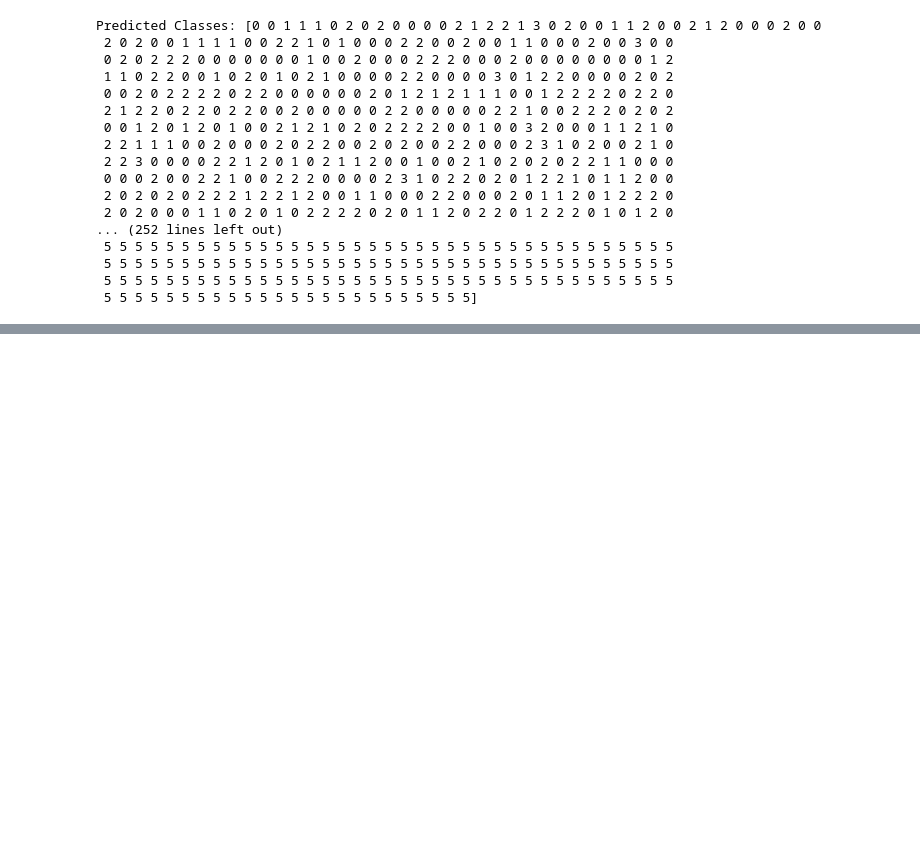
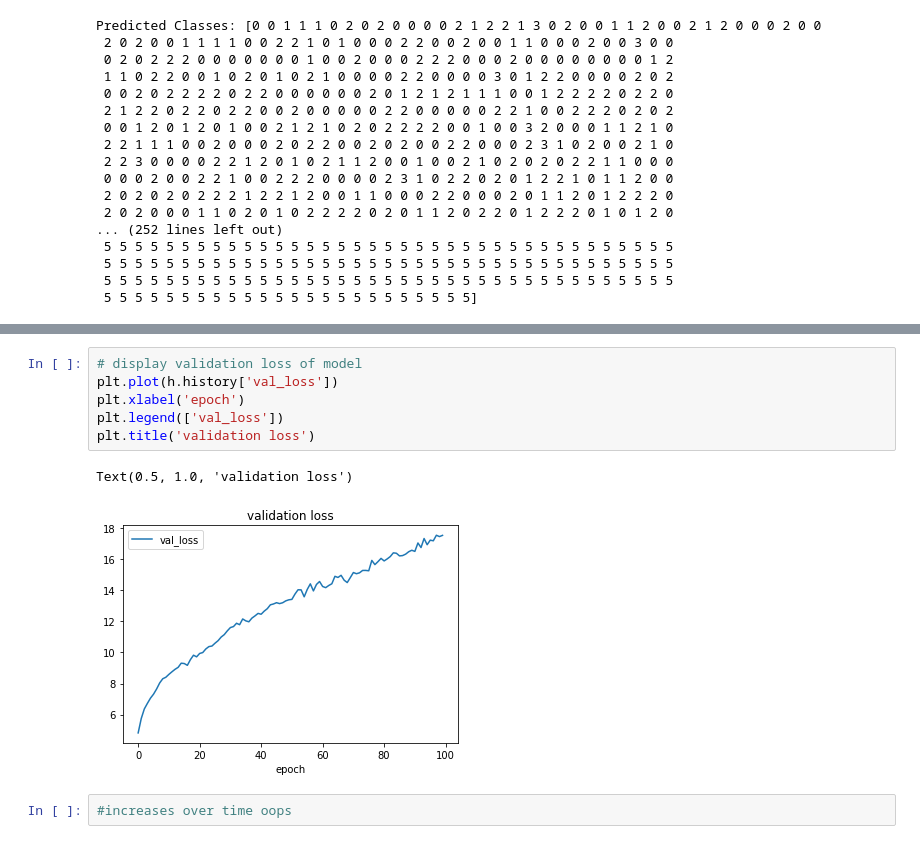
Before and after one commit to Pranav-Sukumar/NFL_Combine_Analysis, a Jupyter notebook: Seenu_Initial_Analysis/SeenuNFL.ipynb, the cells around one changed output, grey strips where cells are left out. Drawn from its saved outputs; the diff is of its cells as text; blank space fills up the shorter version.

```diff
--- a/Seenu_Initial_Analysis/SeenuNFL.ipynb
+++ b/Seenu_Initial_Analysis/SeenuNFL.ipynb
@@ -439,0 +489,11 @@ Number of Labels: 4945
+# %%
+# display validation loss of model
+plt.plot(h.history['val_loss'])
+plt.xlabel('epoch')
+plt.legend(['val_loss'])
+plt.title('validation loss')
+# %% [output]
+Text(0.5, 1.0, 'validation loss')
+[figure, added]
+# %%
+#increases over time oops
```
Also changed, not shown: parts of 28 cells of this notebook.
